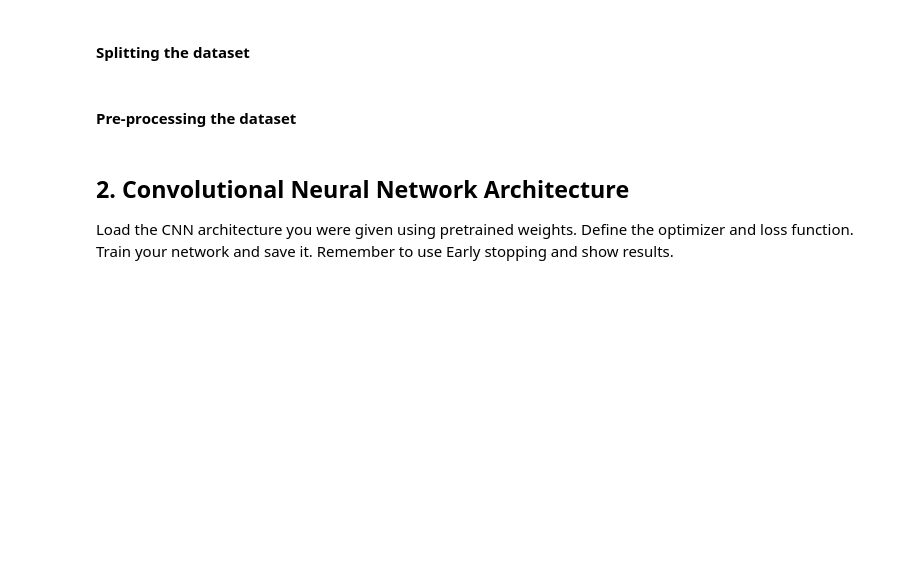
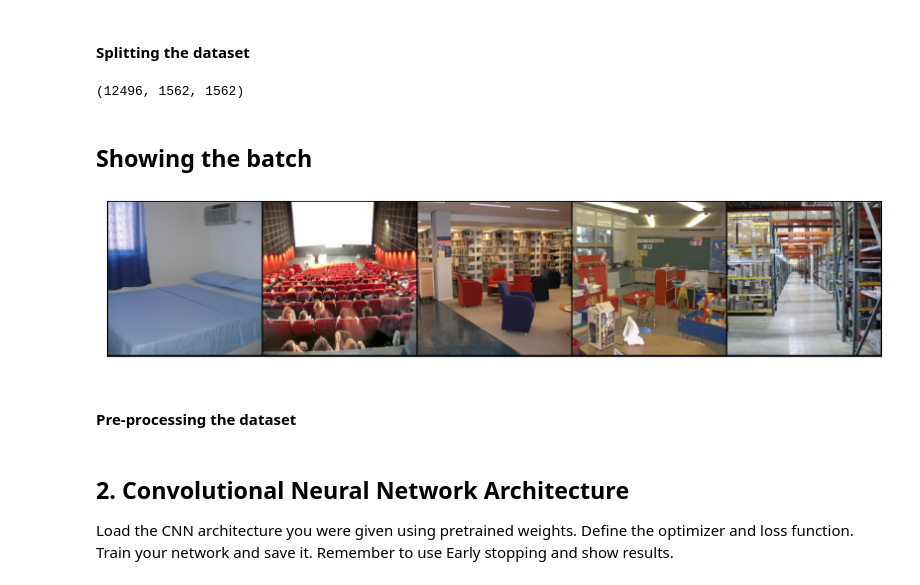
Before and after one commit to Elshan777/MIT-Indoor-Scenes, a Jupyter notebook: SAML_Assignment_1.ipynb, the cells around one changed output. Saved outputs shown, nothing was run; the diff lists cells and outputs as text; code cells hidden in the pictures; blank space fills up the shorter version.

Commit message:
Data Loaded and Preprocessed

```diff
--- a/SAML_Assignment_1.ipynb
+++ b/SAML_Assignment_1.ipynb
@@ -89,0 +84,13 @@ print(len(classes), "Existing classes")
+# %%
+# ADD YOUR CODE HERE
+
+mean , std = [0.485, 0.456, 0.406], [0.229, 0.224, 0.225]
+#
+transformations = transforms.Compose([transforms.ToTensor(),
+                                      transforms.Resize((256, 256)),
+                                      transforms.Normalize([0.485, 0.456, 0.406], [0.229, 0.224, 0.225])
+                                      ])
+
+dataset = ImageFolder(data_dir, transform = transformations)
+
+len(dataset)
@@ -90,5 +105,43 @@ print(len(classes), "Existing classes")
 # %% [markdown]
 #### Splitting the dataset
+# %%
+# I did a 80:10:10 split
+train_ds, val_ds, test_ds = random_split(dataset, [12496, 1562, 1562])
+len(train_ds), len(val_ds), len(test_ds)
+# %% [output]
+(12496, 1562, 1562)
+# %%
+batch_size = 5
+
+train_dl = DataLoader(train_ds,batch_size=batch_size,shuffle=True, num_workers=2)
+valid_dl = DataLoader(val_ds,batch_size=batch_size, num_workers=2)
+test_dl = DataLoader(test_ds,batch_size=batch_size,num_workers=2)
+# %% [markdown]
+## Showing the batch
+# %%
+def denormalize(images, means, stds):
+    if len(images.shape) == 3:
+        images = images.unsqueeze(0)
+    means = torch.tensor(means).reshape(1, 3, 1, 1)
+    stds = torch.tensor(stds).reshape(1, 3, 1, 1)
+    return images * stds + means
+
+def show_image(img_tensor, label):
+    print('Label:', train_dl.classes[label], '(' + str(label) + ')')
+    img_tensor = denormalize(img_tensor, mean, std)[0].permute((1, 2, 0))
+    plt.imshow(img_tensor)
+
+def show_batch(dl):
+    for images, labels in dl:
+        fig, ax = plt.subplots(figsize=(14, 14))
+        ax.set_xticks([]); ax.set_yticks([])
+        images = denormalize(images[:64], mean, std)
+        ax.imshow(make_grid(images, nrow=8).permute(1, 2, 0))
+        break
+
+show_batch(train_dl)
+# %% [output]
+[figure, added]
 # %%
 # ADD YOUR CODE HERE
 # %% [markdown]
```
Also changed, not shown: parts of 13 cells of this notebook.
